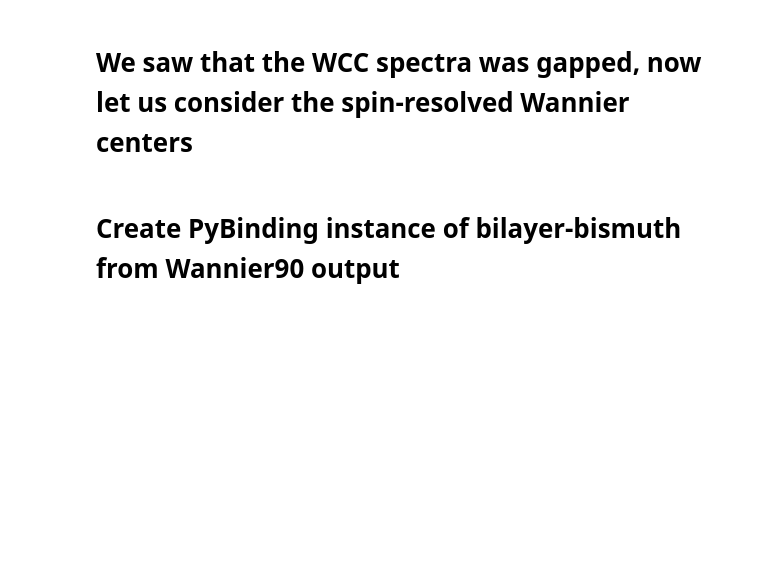
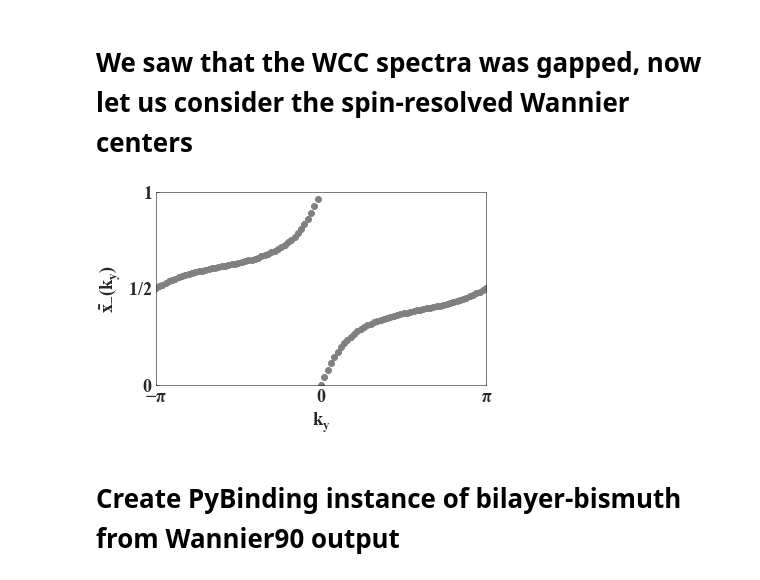
Before and after one commit to actyner/BerryEasy, a Jupyter notebook: BerryEasy-Documentation-GPU.ipynb, the cells around one changed output. Saved outputs shown, nothing was run; the diff lists cells and outputs as text; code cells hidden in the pictures; blank space fills up the shorter version.

```diff
--- a/BerryEasy-Documentation-GPU.ipynb
+++ b/BerryEasy-Documentation-GPU.ipynb
@@ -351,39 +341,46 @@ plt.show()
 # We saw that the WCC spectra was gapped, now let us consider the spin-resolved Wannier centers
 # %%
 
-kz=0
-U=-1.5*g_5+np.cos(kz)*g_5+np.sin(kz)*g_3
+g_1 = np.array([[0, 0, 0, 1], [0, 0, 1, 0],[0, 1, 0, 0],[1, 0, 0, 0]])
+g_2 = np.array([[0,0,0, -1j], [0,0, 1j, 0],[0, -1j,0,0], [1j, 0,0,0]])
+g_3 = np.array([[0, 0, 1, 0], [0, 0, 0, -1],[1, 0, 0, 0],[0, -1, 0, 0]])
+g_4 = np.array([[0,0, -1j, 0], [0,0, 0,-1j],[1j,0,0,0], [0,1j,0,0]])
+g_5 = np.diag([1,1,-1, -1])
+U=-1.5*g_5
 Tx=(1j*g_1+g_5+g_4)/2
 Ty=(1j*g_2+g_5-g_4)/2
-lat=pb.Lattice(a1=[1,0],a2=[0,1])
-lat.add_sublattices(('A', [0,0],U))
+Tz=(1j*g_3+g_5)
+lat=pb.Lattice(a1=[1,0,0],a2=[0,1,0],a3=[0,0,1])
+lat.add_sublattices(('A', [0,0,0],U))
 lat.add_hoppings(
-                 ([1,0], 'A', 'A', Tx),
-                 ([0,1], 'A', 'A', Ty)
+                 ([1,0,0], 'A', 'A', Tx),
+                 ([0,1,0], 'A', 'A', Ty),
+                ([0,0,1],'A','A',Tz)
                 )
 model = pb.Model(lat,
         pb.force_double_precision(),
-        pb.translational_symmetry(a1=True, a2=True))
+        pb.translational_symmetry(a1=True, a2=True, a3=True))
 solver = pb.solver.lapack(model)
 vec=lambda t1, t2: [t1, t2, 0]
 ds=100
 ds2=100
 bnds=[0,1]
 S3=cp.diag([1,-1])
 op=cp.kron(S3,S3) #Define Preferred Spin axis
 rvec=2*np.pi*np.diag([1,1,1])
 WCCx=be.WSpinSurf(vec,model,bnds,ds,ds2,op,rvec)
 plt.rcParams["font.family"] = "Times New Roman"
 plt.rcParams.update({'font.size': 18})
-plt.plot(WCCx,'.', c='gray')
+plt.plot(WCCx,'o', c='gray')
 plt.ylim(-pi,pi)
 plt.xlim(0,100)
 plt.yticks([-pi,0,pi],[r'$0$',r'$1/2$',r'$1$'])
 plt.xlabel(r'$k_{y}$')
 plt.xticks([0,50,100],[r'$-\pi$',r'$0$',r'$\pi$'])
 plt.ylabel(r'$\bar{x}_{-}(k_{y})$')
 plt.tight_layout()
-#plt.savefig('CH_WCC_SpinWL.png')
+# %% [output]
+[figure, added]
 # %% [markdown]
 # Create PyBinding instance of bilayer-bismuth from Wannier90 output
 # %%
```
Also changed, not shown: parts of 29 cells of this notebook.
